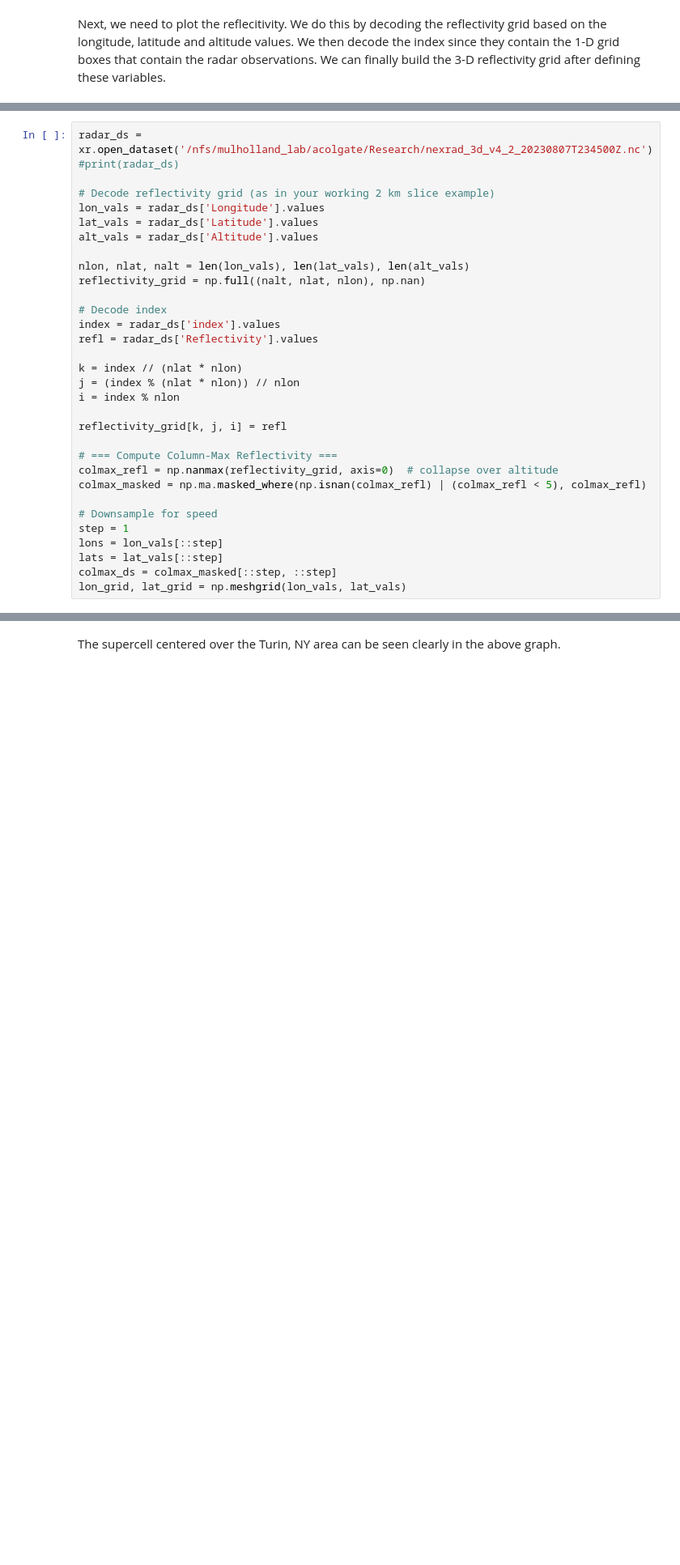
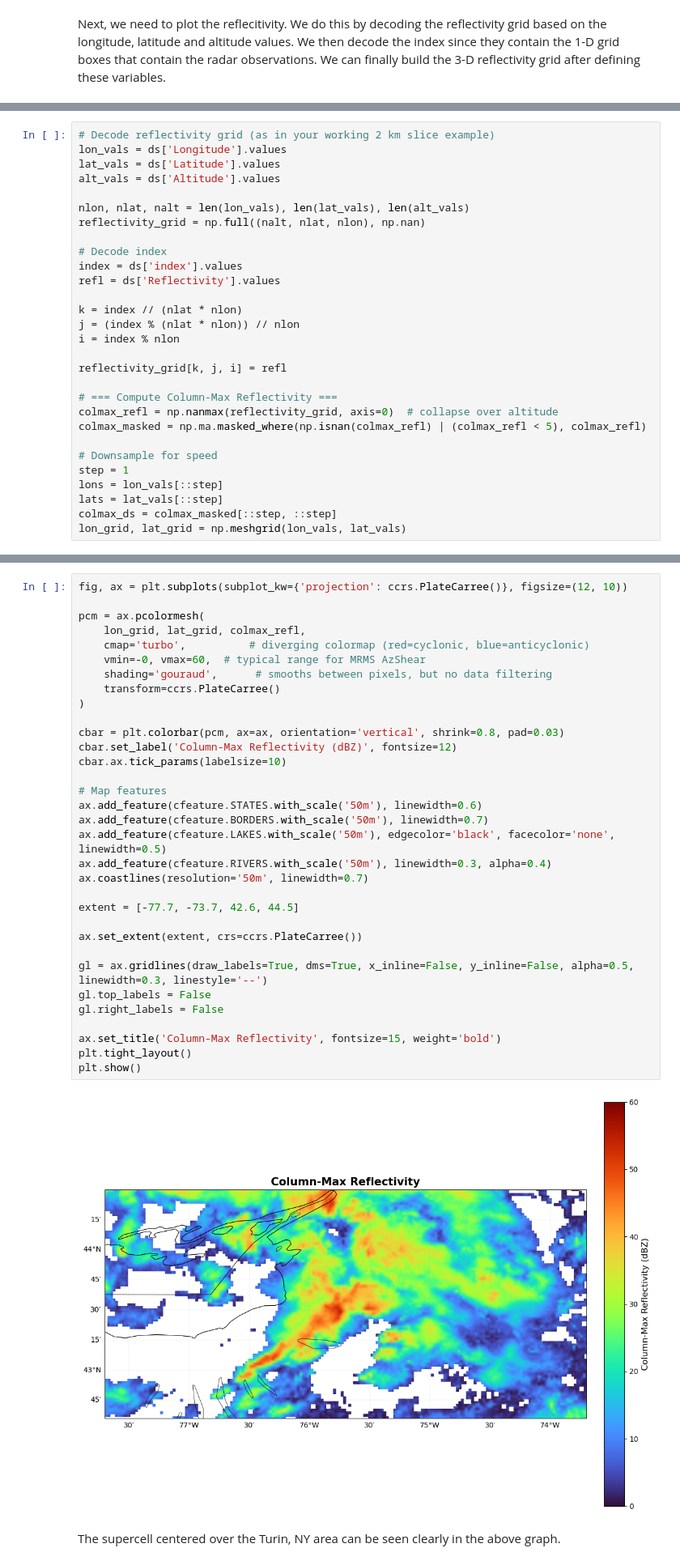
Before and after one commit to ajcolgat/proto-cookbook, a Jupyter notebook: notebooks/notebook1.ipynb, the cells around one changed output, grey strips where cells are left out. Shown at 81% size. Drawn from its saved outputs; the diff is of its cells as text; blank space fills up the shorter version.

```diff
--- a/notebooks/notebook1.ipynb
+++ b/notebooks/notebook1.ipynb
@@ -72,18 +80,15 @@ Next, we need to plot the reflecitivity. We do this by decoding the reflectivity
 # %%
-radar_ds = xr.open_dataset('/nfs/mulholland_lab/acolgate/Research/nexrad_3d_v4_2_20230807T234500Z.nc')
-#print(radar_ds)
-
 # Decode reflectivity grid (as in your working 2 km slice example)
-lon_vals = radar_ds['Longitude'].values
-lat_vals = radar_ds['Latitude'].values
-alt_vals = radar_ds['Altitude'].values
+lon_vals = ds['Longitude'].values
+lat_vals = ds['Latitude'].values
+alt_vals = ds['Altitude'].values
 
 nlon, nlat, nalt = len(lon_vals), len(lat_vals), len(alt_vals)
 reflectivity_grid = np.full((nalt, nlat, nlon), np.nan)
 
 # Decode index
-index = radar_ds['index'].values
-refl = radar_ds['Reflectivity'].values
+index = ds['index'].values
+refl = ds['Reflectivity'].values
 
 k = index // (nlat * nlon)
 j = (index % (nlat * nlon)) // nlon
@@ -146,2 +113,37 @@ plt.show()
+# %%
+fig, ax = plt.subplots(subplot_kw={'projection': ccrs.PlateCarree()}, figsize=(12, 10))
+
+pcm = ax.pcolormesh(
+    lon_grid, lat_grid, colmax_refl,
+    cmap='turbo',          # diverging colormap (red=cyclonic, blue=anticyclonic)
+    vmin=-0, vmax=60,  # typical range for MRMS AzShear
+    shading='gouraud',      # smooths between pixels, but no data filtering
+    transform=ccrs.PlateCarree()
+)
+
+cbar = plt.colorbar(pcm, ax=ax, orientation='vertical', shrink=0.8, pad=0.03)
+cbar.set_label('Column-Max Reflectivity (dBZ)', fontsize=12)
+cbar.ax.tick_params(labelsize=10)
+
+# Map features
+ax.add_feature(cfeature.STATES.with_scale('50m'), linewidth=0.6)
+ax.add_feature(cfeature.BORDERS.with_scale('50m'), linewidth=0.7)
+ax.add_feature(cfeature.LAKES.with_scale('50m'), edgecolor='black', facecolor='none', linewidth=0.5)
+ax.add_feature(cfeature.RIVERS.with_scale('50m'), linewidth=0.3, alpha=0.4)
+ax.coastlines(resolution='50m', linewidth=0.7)
+
+extent = [-77.7, -73.7, 42.6, 44.5]
+
+ax.set_extent(extent, crs=ccrs.PlateCarree())
+
+gl = ax.gridlines(draw_labels=True, dms=True, x_inline=False, y_inline=False, alpha=0.5, linewidth=0.3, linestyle='--')
+gl.top_labels = False
+gl.right_labels = False
+
+ax.set_title('Column-Max Reflectivity', fontsize=15, weight='bold')
+plt.tight_layout()
+plt.show()
+# %% [output]
+[figure, added]
 # %% [markdown]
 The supercell centered over the Turin, NY area can be seen clearly in the above graph.
```
Also changed, not shown: parts of 18 cells of this notebook.
